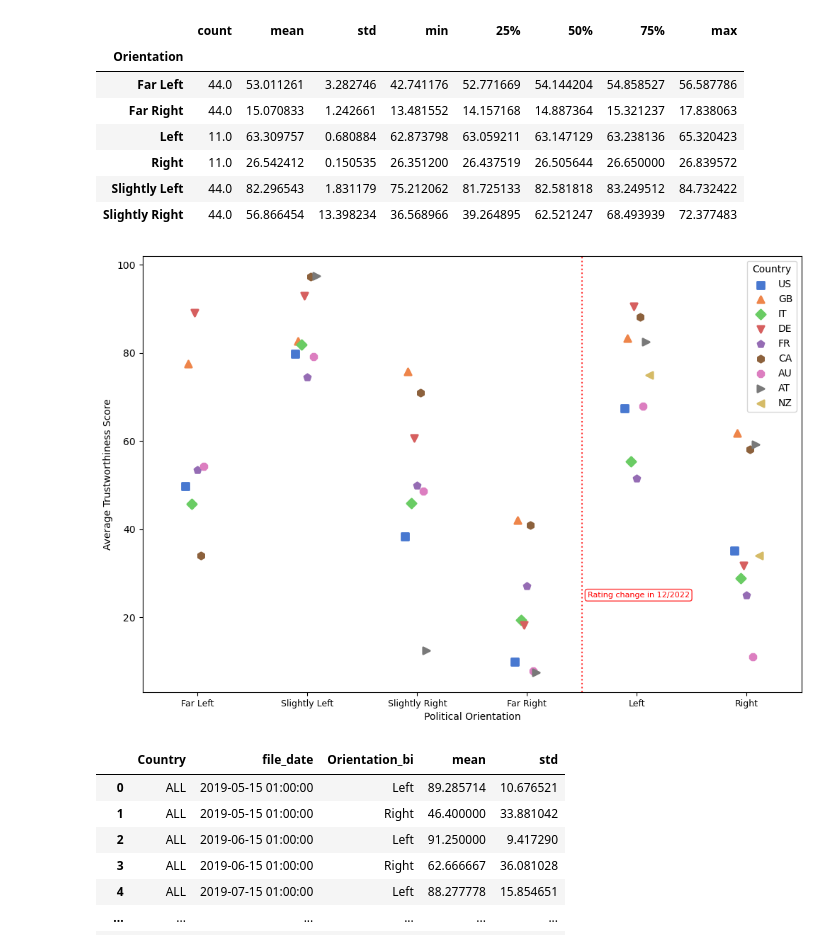
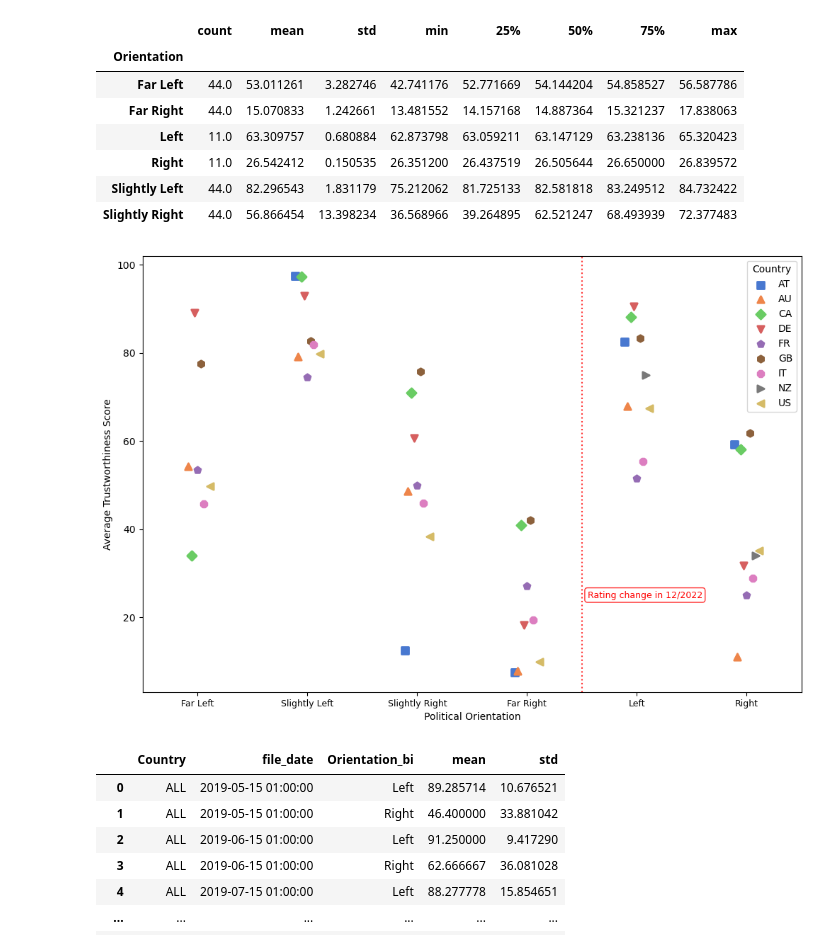
Before and after one commit to julaluehring/newsguard-review-analysis, a Jupyter notebook: 02-describe_newsguard.ipynb, the cells around one changed output. Saved outputs shown, nothing was run; the diff lists cells and outputs as text; code cells hidden in the pictures.

```diff
--- a/02-describe_newsguard.ipynb
+++ b/02-describe_newsguard.ipynb
@@ -1588,15 +1634,17 @@ score_x_orientation_time\
 | Slightly Right | 44.0 | 56.866454 | 13.398234 | 36.568966 | 39.264895 | 62.521247 | 68.493939 | 72.377483 |
 # %%
 plt.figure(figsize=(12, 8))
+
+country_markers = ["s", "^", "D", "v", "p", "h", "8", ">", "<"]
 
 sns.pointplot(x="Orientation", y="Score",
                hue="Country",
                data=df15_UUID[df15_UUID["Country"] != 'ALL'],
-               markers=["s", "^", "D", "v", "p", "h", "8", ">", "<"],
+               markers=country_markers,
                order=["Far Left", "Slightly Left",
                       "Slightly Right", "Far Right",
                       "Left", "Right"],
-               #hue_order=["Left", "Right"],
+               hue_order=sorted(df15_UUID[df15_UUID["Country"] != 'ALL']["Country"].unique()),
                palette="muted",
                errorbar=None,
                #split=False,
@@ -1604,36 +1652,36 @@ sns.pointplot(x="Orientation", y="Score",
                dodge=True,
                join=False)
 
 plt.axvline(x=3.5,
             color="red",
             linestyle="dotted",
             label="Rating changed in 12/2022",
             alpha=0.8)
 plt.xlabel("Political Orientation")
 plt.xticks(fontsize=9)
 plt.ylabel("Average Trustworthiness Score")
 
 #add a text box to line
 plt.text(3.55, 25, "Rating change in 12/2022",
-         fontsize=8,
+         fontsize=9,
          color="red",
          verticalalignment="center",
          bbox=dict(facecolor="none", edgecolor="red",
                    boxstyle="round,pad=0.3",
                    alpha=0.8))
 
 #legend below
 #plt.legend(loc="lower center",
 #           bbox_to_anchor=(0.5, -0.1),
 #           ncol=5, fontsize=8)
 
 plt.savefig(join(figures_path,
-                 "f7-scores_orientation_per_country.png"),
+                 "f6-scores_orientation_per_country.png"),
                  dpi=300)
 
 plt.show()
 # %% [output]
-[figure, old version]
+[figure, new version]
 # %%
 #country average score per orientation over time
 score_x_orientation_time_country = df15\
```
Also changed, not shown: parts of 18 cells of this notebook.
